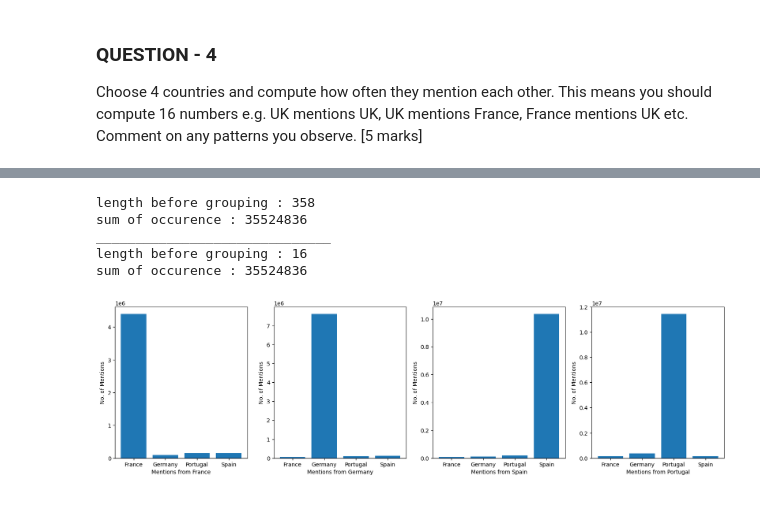
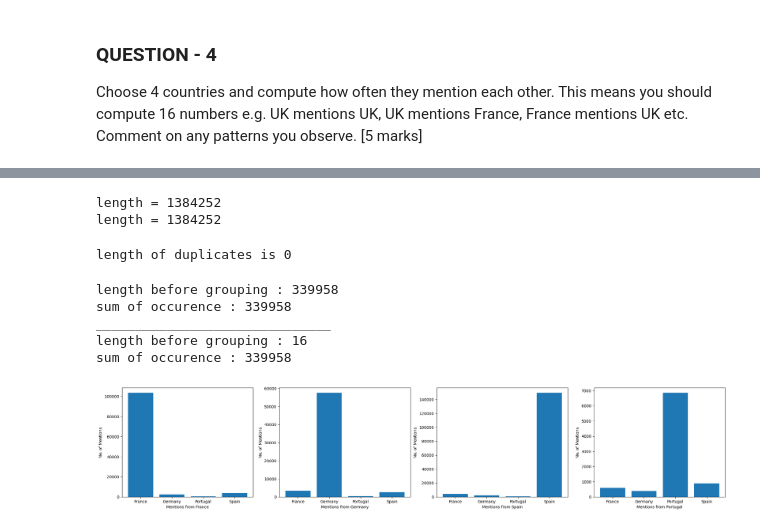
Before and after one commit to katoxiv/X-Notebooks, a Jupyter notebook: Twitter_Coursework/02_Users.ipynb, the cells around one changed output, grey strips where cells are left out. Drawn from its saved outputs; the diff is of its cells as text; code cells hidden in the pictures.

Commit message:
added metrics of mentions via extended tweets

```diff
--- a/Twitter_Coursework/02_Users.ipynb
+++ b/Twitter_Coursework/02_Users.ipynb
@@ -311,6 +316,8 @@ twt_mentions_df = twt_mentions_df.explode('mentions')
 # %%
 # Trying to get one primary country per user - the country column is only attached to the user
 twt_country = twt_mentions_df[['user' ,'country']].drop_duplicates()
+
+twt_mentions_df.drop('country' , axis = 1 , inplace=True)
 
 prim_country = twt_country.groupby(['user','country']).agg(num_occr = ('user','count')).reset_index()
 
@@ -319,4 +326,8 @@ prim_country = prim_country[prim_country['num_occr'] == prim_country['max_occr_c
 
 # Use dask to parallelize pandas stuff!
 dask_mentions_df = from_pandas(twt_mentions_df, npartitions=8)
+# Make data types consistent before joining
+dask_mentions_df['user'] = dask_mentions_df['user'].astype('str')
+dask_mentions_df['mentions'] = dask_mentions_df['mentions'].astype('str')
+
 dask_user_country_df = from_pandas(prim_country , npartitions=8)
@@ -369,3 +356,20 @@ NameError: name 'mention_join' is not defined
+# %%
+mentions = dask_mentions_df.merge(
+    dask_user_country_df[['user' , 'country']] , on = 'user' , how = 'inner'
+    ).merge(
+        dask_user_country_df[['user' , 'country']] , left_on = 'mentions' , right_on = 'user' , how = 'inner'
+    )
+# Quantify the drop - probably because some mentioned accounts have never themselves tweeted anything; hence their country isn't captured
+
+# See who's mentioning whom?
+x_mentions_df = mentions.compute()
+x_mentions_df.rename(columns = {'country_x':'user_country' , 'country_y':'mentioned_country'}, inplace = True)
+print(f'length = {len(x_mentions_df)}')
+x_mentions_df = x_mentions_df[['user_x','user_y','user_country' , 'mentioned_country']]
+print(f'length = {len(x_mentions_df)}')
+# %% [output]
+length = 1384252
+length = 1384252
 # %%
 # https://www.kaggle.com/datasets/prasertk/country-name-in-different-languages
 country_codes = pd.read_csv(
@@ -379,47 +383,70 @@ country_list = ['France' , 'Germany' , 'Spain' , 'Portugal']
 
 # Let's get these countries and the different names they're called by!
 restricted_country_names = country_codes[country_codes['en'].isin(country_list)].drop('country_code' , axis = 1)
-pivoted_country_names = pd.melt(restricted_country_names, id_vars=['en'], var_name='language', value_name='name')
+pivoted_country_names = pd.melt(
+    restricted_country_names, id_vars=['en'], var_name='language', value_name='name'
+    )[['en' , 'name']].drop_duplicates()
+
+# English names are being left out - add them back in
+english_names = [
+    ['Germany' , 'Germany'],
+    ['France' , 'France'],
+    ['Spain' , 'Spain'],
+    ['Portugal' , 'Portugal'],
+]
+
+english_name_df = pd.DataFrame(english_names , columns = ['en' , 'name'])
+pivoted_country_names = pd.concat([pivoted_country_names , english_name_df] , axis = 0).drop_duplicates()
+# %%
+# Names repeated? - Check
+t1 = pivoted_country_names.groupby('name').agg('count').sort_values('en' , ascending = False)
+print(f'length of duplicates is {len(t1[t1["en"]>1])}') # turn into assertion
+# %% [output]
+length of duplicates is 0
 # %%
 # Changing Non-English names to English names (for consistency)
 x_mentions_df_2 = x_mentions_df.merge(
     pivoted_country_names[['en' , 'name']] ,
-    left_on = 'user' ,
-    right_on = 'name'
+    left_on = 'user_country' ,
+    right_on = 'name',
+    how = 'inner'
 ).merge(
     pivoted_country_names[['en' , 'name']] ,
-    left_on = 'mentioned' ,
-    right_on = 'name'
-).rename(
+    left_on = 'mentioned_country' ,
+    right_on = 'name',
+    how = 'inner'
+)
+
+x_mentions_df_2 = x_mentions_df_2[['en_x' , 'en_y']].rename(
     columns = {'en_x':'user_country' , 'en_y':'mentioned_country'}
-)[['occr' , 'user_country' , 'mentioned_country']]
+)[['user_country' , 'mentioned_country']]
 
 # Restricted to 4 countries
 print(f'length before grouping : {len(x_mentions_df_2)}')
-print(f'sum of occurence : {x_mentions_df_2.sum().occr}')
+print(f'sum of occurence : {len(x_mentions_df_2)}')
 print("_"*30)
 
-x_mentions_df_3 = x_mentions_df_2.groupby(['user_country' , 'mentioned_country']).agg(occr = ('occr',np.sum))
+x_mentions_df_3 = x_mentions_df_2.groupby(['user_country' , 'mentioned_country']).agg(occr = ('user_country' , 'count'))
 
-# Regrouped
+# # Regrouped
 print(f'length before grouping : {len(x_mentions_df_3)}')
 print(f'sum of occurence : {x_mentions_df_3.sum().occr}')
 # %% [output]
-length before grouping : 358
-sum of occurence : 35524836
+length before grouping : 339958
+sum of occurence : 339958
 ______________________________
 length before grouping : 16
-sum of occurence : 35524836
+sum of occurence : 339958
 # %%
 # Graph the number of cross mentions
-fig , axes = plt.subplots(1 , len(country_list) , figsize = (20 , 5))
+fig , axes = plt.subplots(1 , len(country_list) , figsize = (27.5 , 5))
 
 for _ , (ax , user) in enumerate(zip(axes , country_list)):
     df = x_mentions_df_3.loc[user]
     ax.bar(df.index , df.occr);
     ax.set_xlabel(f'Mentions from {user}')
     ax.set_ylabel('No. of Mentions');
 
 # Countries seem to mostly be mentioning themselves
 # %% [output]
-[figure, old version]
+[figure, new version]
```
Also changed, not shown: parts of 11 cells of this notebook.
